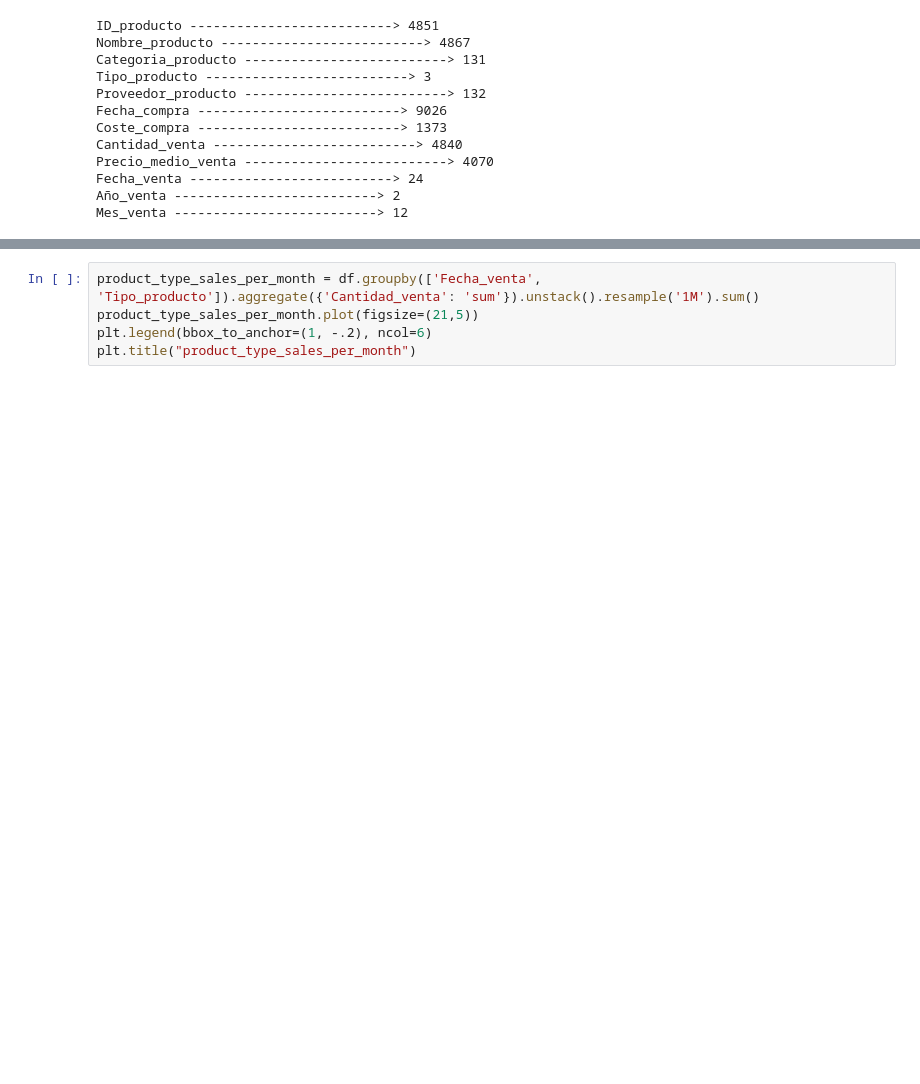
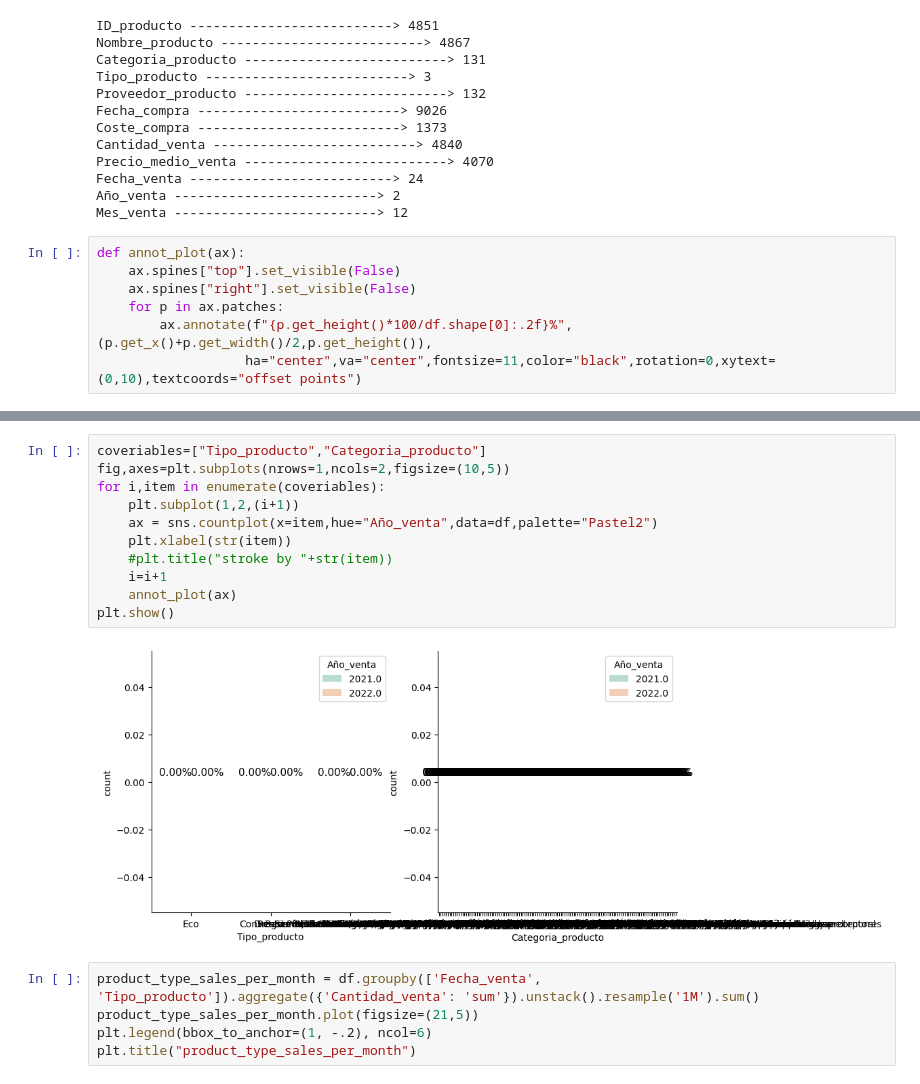
Before and after one commit to Factoria-F5-AI-Bootcamp-1-Edicion/osa_analysis, a Jupyter notebook: EDA_Compras&Ventas_LaOsa.ipynb, the cells around one changed output, grey strips where cells are left out. Saved outputs shown, nothing was run; the diff lists cells and outputs as text; blank space fills up the shorter version.

```diff
--- a/EDA_Compras&Ventas_LaOsa.ipynb
+++ b/EDA_Compras&Ventas_LaOsa.ipynb
@@ -252,3 +252,10 @@ Precio_medio_venta --------------------------> 4070
 Fecha_venta --------------------------> 24
 Año_venta --------------------------> 2
 Mes_venta --------------------------> 12
+# %%
+def annot_plot(ax):
+    ax.spines["top"].set_visible(False)
+    ax.spines["right"].set_visible(False)
+    for p in ax.patches:
+        ax.annotate(f"{p.get_height()*100/df.shape[0]:.2f}%",(p.get_x()+p.get_width()/2,p.get_height()),
+                   ha="center",va="center",fontsize=11,color="black",rotation=0,xytext=(0,10),textcoords="offset points")
@@ -255,3 +285,16 @@ Mes_venta --------------------------> 12
+# %%
+coveriables=["Tipo_producto","Categoria_producto"]
+fig,axes=plt.subplots(nrows=1,ncols=2,figsize=(10,5))
+for i,item in enumerate(coveriables):
+    plt.subplot(1,2,(i+1))
+    ax = sns.countplot(x=item,hue="Año_venta",data=df,palette="Pastel2")
+    plt.xlabel(str(item))
+    #plt.title("stroke by "+str(item))
+    i=i+1
+    annot_plot(ax)
+plt.show()
+# %% [output]
+[figure, added]
 # %%
 product_type_sales_per_month = df.groupby(['Fecha_venta', 'Tipo_producto']).aggregate({'Cantidad_venta': 'sum'}).unstack().resample('1M').sum()
 product_type_sales_per_month.plot(figsize=(21,5))
```
Also changed, not shown: parts of 2 cells of this notebook.
